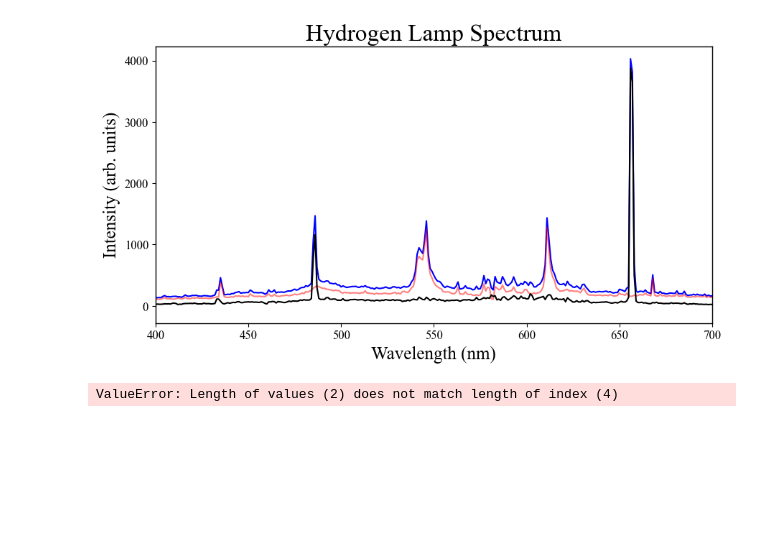
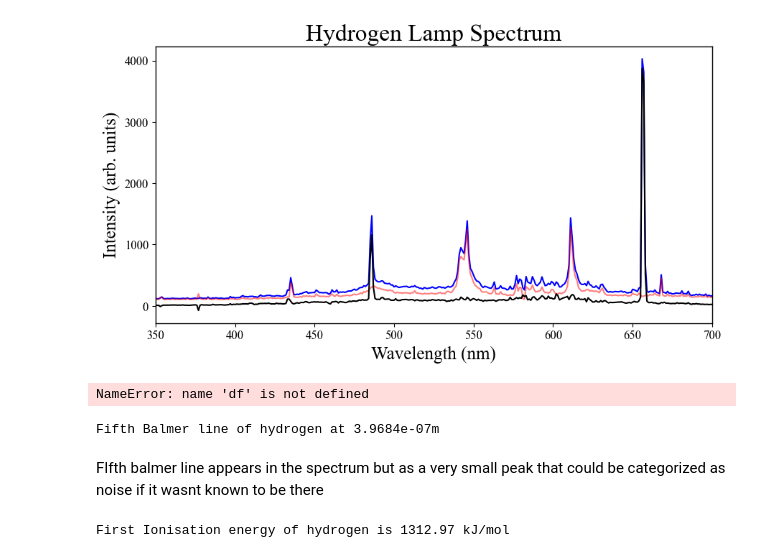
Before and after one commit to lewismcnish/Physics, a Jupyter notebook: Year_3/spectroscopy/spectroscopy.ipynb, the cells around one changed output. Saved outputs shown, nothing was run; the diff lists cells and outputs as text; code cells hidden in the pictures; blank space fills up the shorter version.

Commit message:
edited raw data started led section

```diff
--- a/Year_3/spectroscopy/spectroscopy.ipynb
+++ b/Year_3/spectroscopy/spectroscopy.ipynb
@@ -7,23 +7,26 @@ import scipy.constants as const
 import pandas as pd
 plt.style.use('../report.mplstyle')
 # %%
-h_lamp = np.loadtxt('data/H_lamp/H_lamp0.txt', delimiter='\t', skiprows = 17, max_rows = 600)
-background = np.loadtxt('data/H_lamp/H_lamp_background0.txt', delimiter='\t', skiprows = 17, max_rows = 600)
+def loadtxt(filename):
+    data = np.loadtxt(filename, delimiter='\t', skiprows = 17)
+    return data
 
+h_lamp = loadtxt('data/H_lamp/H_lamp0.txt')
+background = loadtxt('data/H_lamp/H_lamp_background0.txt')
 h_lamp_cor = h_lamp[:,1] - background[:,1]
 
 plt.figure(figsize=(10,5))
 
 plt.plot(h_lamp[:,0], h_lamp[:,1],color = 'blue')
 plt.plot(background[:,0], background[:,1], color = 'red',alpha = 0.5)
 plt.plot(h_lamp[:,0], h_lamp_cor, color = 'black')
 plt.xlabel('Wavelength (nm)')
-plt.xlim(400,700)
+plt.xlim(350,700)
 plt.ylabel('Intensity (arb. units)')
 plt.title('Hydrogen Lamp Spectrum')
 plt.show()
 # %% [output]
-[figure, old version]
+[figure, new version]
 # %%
 peaks,peaks_height = find_peaks(h_lamp_cor, height = 45, distance = 22, prominence = 0.1)
 peaks = [peaks[0],peaks[1],peaks[3],peaks[9]]
@@ -31,10 +34,49 @@ peaks_height = [peaks_height['peak_heights'][0],peaks_height['peak_heights'][1],
 
 
 balmer_series = (h_lamp[peaks,0], peaks_height)
-wavenumber = 1/(balmer_series[0]*1e-9)
-balm_freq = const.c/balmer_series[0]*1e-9
+wavenumber = (2*np.pi)/(balmer_series[0]*1e-9)
+balm_freq = const.c/(balmer_series[0]*1e-9)
 energy = const.h*balm_freq
-balmer_num = np.array([3,4,5,6])
-df = pd.DataFrame(balmer_series,wavenumber,balm_freq,energy,balmer_num)
+balmer_num = np.array([6,5,4,3])
+
+dic = {
+'Wavelength':balmer_series[0],
+'Wavenumber': wavenumber,
+'Frequency': balm_freq,
+'Energy': energy,
+'Balmer Number': balmer_num}
+
+balmer = pd.DataFrame(dic)
+N1 = 2
-# %% [output]
-ValueError: Length of values (2) does not match length of index (4)
+# %%
+df
+# %% [output]
+NameError: name 'df' is not defined
+# %%
+def ryd_eq(del_e,n2,n1 = N1):
+    x = 1/(n2**2) - 1/(n1**2)
+    return del_e/(-const.h*const.c*x)
+
+def ryd_eq3(wavelength,n2,n1 = N1):
+    x = 1/(n2**2) - 1/(n1**2)
+    return 1/((-wavelength*1e-9)*x)
+for i in range(4):
+    mean_ryd = (np.mean(ryd_eq(energy[i],balmer_num[i])))
+    mean_ryd3 = (np.mean(ryd_eq3(balmer_series[0][i],balmer_num[i])))
+
+def n7(n2,n1 = N1):
+    x = 1/(n2**2) - 1/(n1**2)
+    return 1/(-mean_ryd*x)
+
+print(f'Fifth Balmer line of hydrogen at {n7(7):.4e}m')
+# %% [output]
+Fifth Balmer line of hydrogen at 3.9684e-07m
+# %% [markdown]
+FIfth balmer line appears in the spectrum but as a very small peak that could be categorized as noise if it wasnt known to be there
+# %%
+def ion_energy(n):
+    return mean_ryd*const.c*const.h/1/(n**2)*1e-3*const.N_A
+
+print(f'First Ionisation energy of hydrogen is {ion_energy(1):.2f} kJ/mol')
+# %% [output]
+First Ionisation energy of hydrogen is 1312.97 kJ/mol
```
Also changed, not shown: parts of 3 cells of this notebook, 10 other files.
